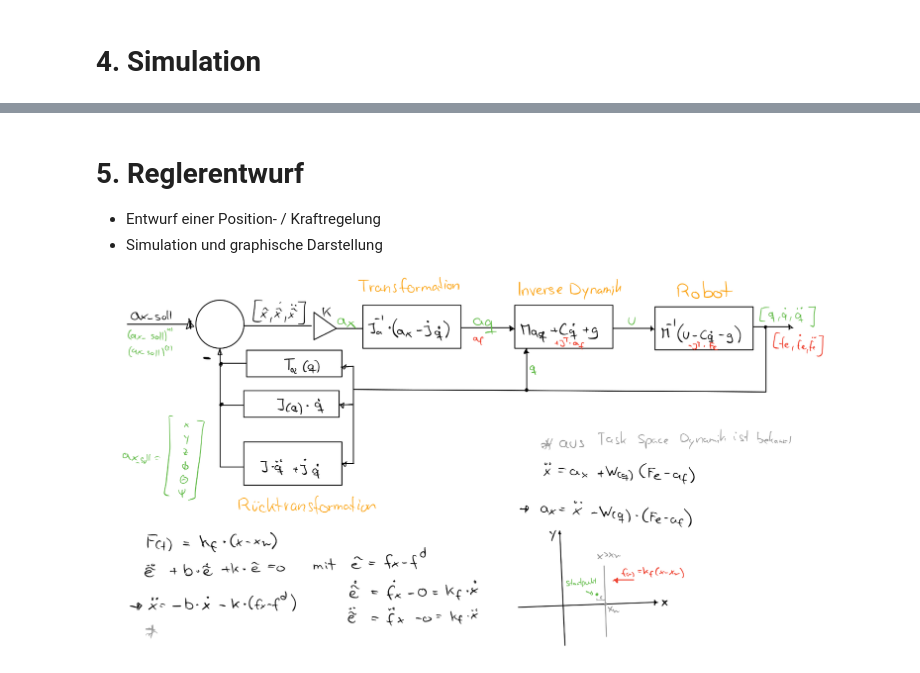
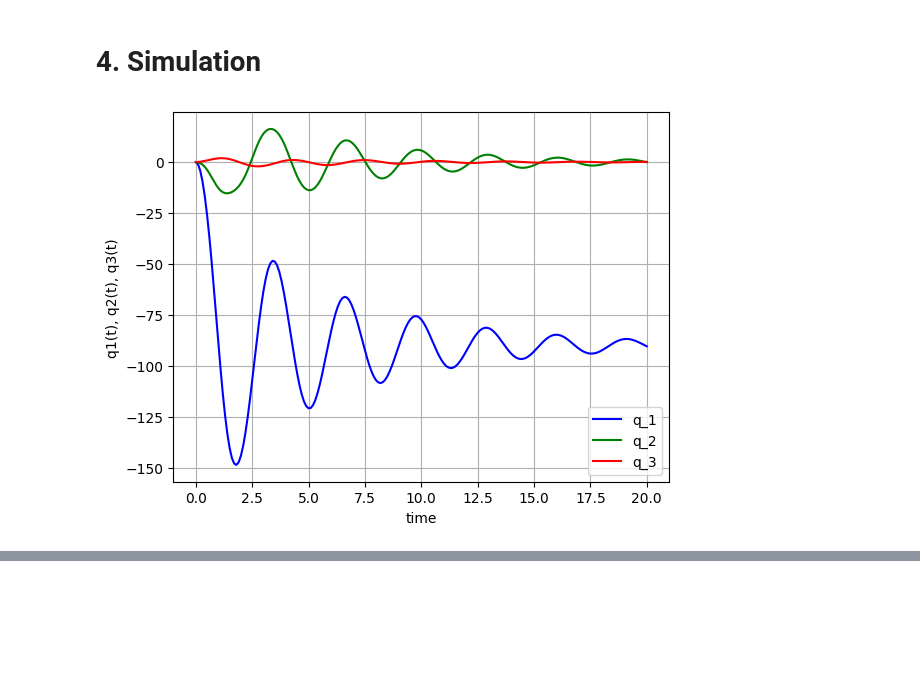
Before and after one commit to StefanKauf/RoCtr, a Jupyter notebook: Projekt_3R/Projekt_3R.ipynb, the cells around one changed output, grey strips where cells are left out. Saved outputs shown, nothing was run; the diff lists cells and outputs as text; code cells hidden in the pictures; blank space fills up the shorter version.

```diff
--- a/Projekt_3R/Projekt_3R.ipynb
+++ b/Projekt_3R/Projekt_3R.ipynb
@@ -178,46 +206,49 @@ from Model import model_nlin
 
 
 
-x0=[-np.pi/2*0,0,0,  0,0,0]       # x0 = [q1,q2,q3,qd1,qd2,qd3]
+x0=[-np.pi/2*0,0,0,  0,0,0, 0,0,0 ,0]       # x0 = [q1,q2,q3,qd1,qd2,qd3,qdd1,qdd2,qdd3, fx]
 
 # define the discretization points
 t_start = 0
-t_stop = 10
+t_stop = 20
 dt = 1e-1
 
 t_sim = np.linspace(t_start, t_stop, int((t_stop - t_start) / dt + 1))
 
 
 # Define the controller
 class Controller:
-  def __init__(self,u,t):
-    #from Vorsteuerung import flat_output
-    self.ctr = 'nix'
-    self.u  = u
-    self.t  = t
+  def __init__(self,t):
+    self.ctr   = 'keinen'
+    # Kraftregelung
+    self.fx     = 0                                                   # Momentane externe Kraft
+    # Allgemein
+    self.u     = [0,0,0]                                              # manuelle Vorgabe für den Eingang
+    self.t     = t_sim
 
-u=[0,0,0]
 
-controller = Controller(u,t_sim)
+controller = Controller(t_sim)
 
 #Wrapper für rechte Seite der Differentialgleichung
 rhs=lambda t,x:model_nlin(t,x,controller)
 
 solOde = solve_ivp(rhs,                  #zu simulierendes Modell
                     [t_start,t_stop],    #Zeitspanne für Simulation
                     x0,                  #Anfangszustand
                     t_eval=t_sim,        #Auswertungszeitpunkte
                     atol=1e-9,rtol=1e-6  #Toleranzen
                     )
 
 
 plt.plot(solOde.t, solOde.y[0]*180/np.pi, 'b', label='q_1')
 plt.plot(solOde.t, solOde.y[1]*180/np.pi, 'g', label='q_2')
 plt.plot(solOde.t, solOde.y[2]*180/np.pi, 'r', label='q_3')
 plt.legend(loc='best')
 plt.xlabel('time')
 plt.ylabel('q1(t), q2(t), q3(t)')
 plt.grid()
 plt.show()
 
 anim.plot(solOde.y[0],solOde.y[1],solOde.y[2],dt)
+# %% [output]
+[figure, added]
@@ -224,6 +255,0 @@ anim.plot(solOde.y[0],solOde.y[1],solOde.y[2],dt)
-# %% [markdown]
-# 5. Reglerentwurf
-- Entwurf einer Position- / Kraftregelung
-- Simulation und graphische Darstellung
-
-![image.png](attachment:image-2.png)
```
Also changed, not shown: parts of 13 cells of this notebook, 2 other files.
